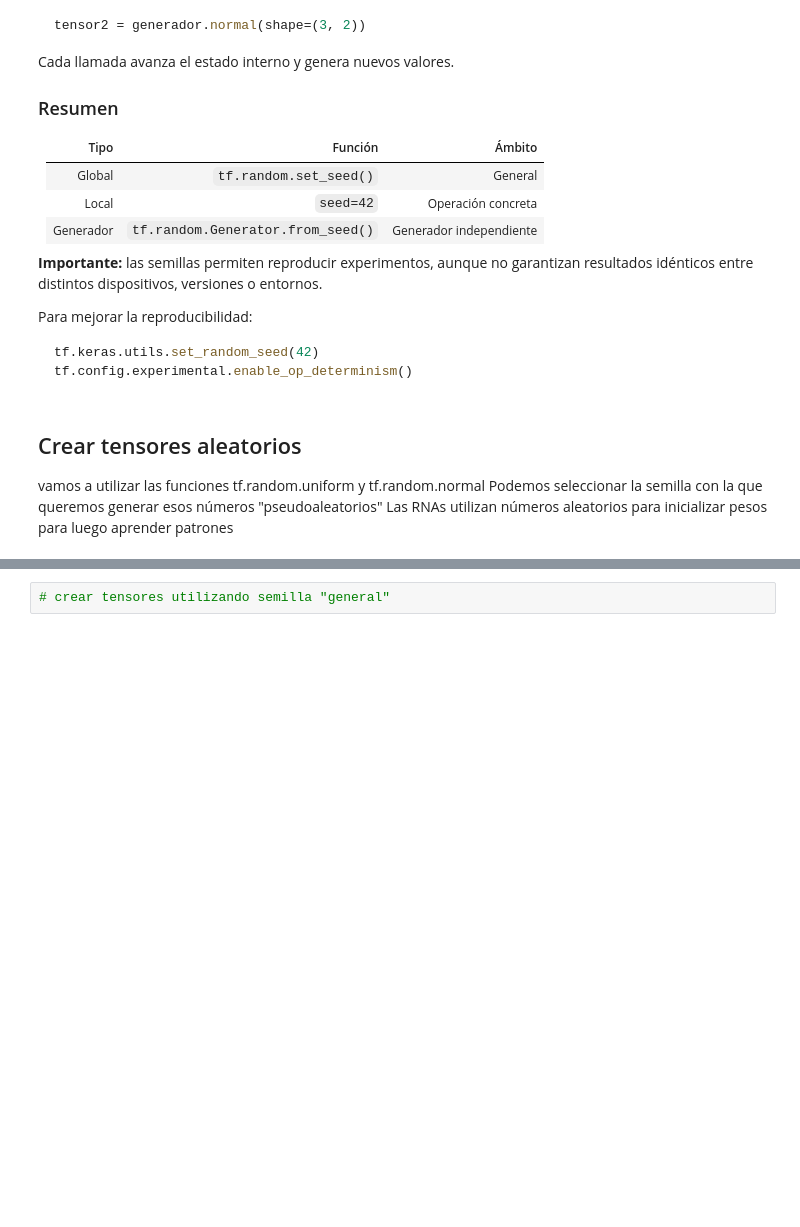
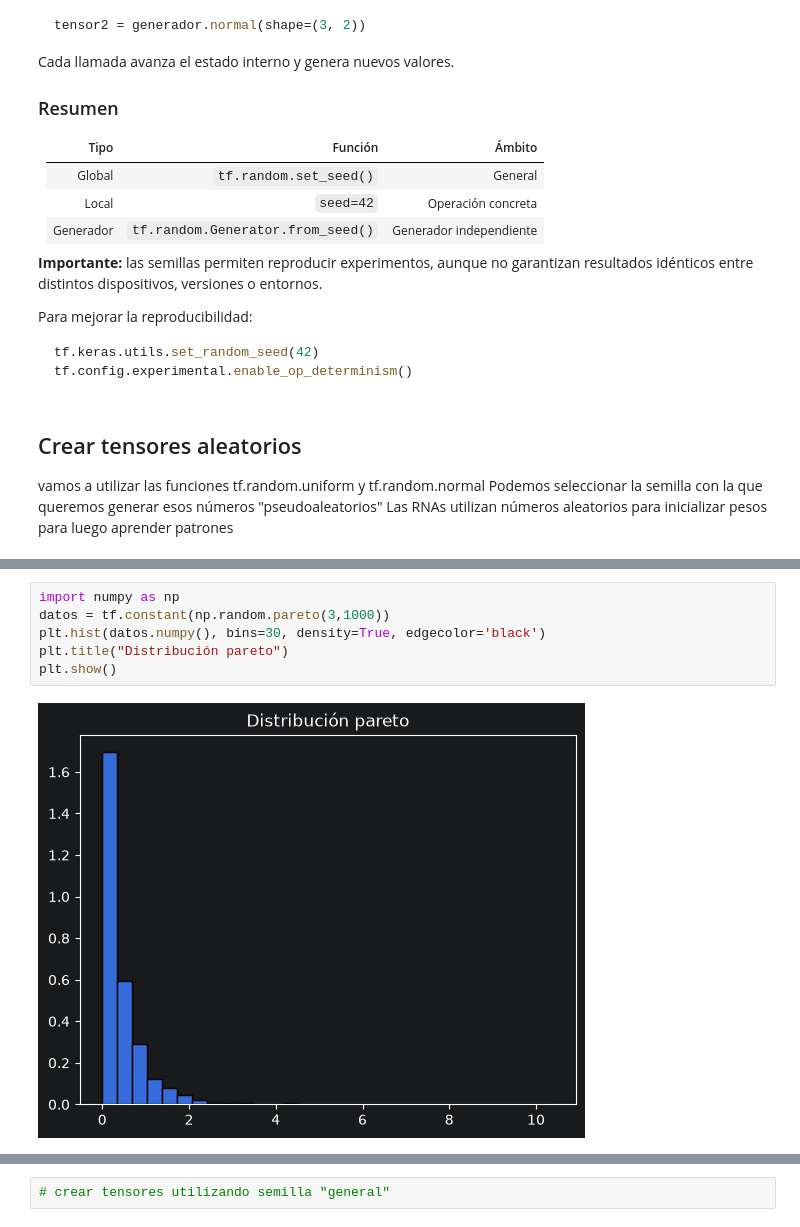
Before and after one commit to Pablosede/PIA, a Jupyter notebook: RNA (UT4-UT5)/fundamentos_tensorflow.ipynb, the cells around one changed output, grey strips where cells are left out. Saved outputs shown, nothing was run; the diff lists cells and outputs as text; blank space fills up the shorter version.

```diff
--- a/RNA (UT4-UT5)/fundamentos_tensorflow.ipynb
+++ b/RNA (UT4-UT5)/fundamentos_tensorflow.ipynb
@@ -135,2 +212,10 @@ plt.show()
+# %%
+import numpy as np
+datos = tf.constant(np.random.pareto(3,1000))
+plt.hist(datos.numpy(), bins=30, density=True, edgecolor='black')
+plt.title("Distribución pareto")
+plt.show()
+# %% [output]
+[figure, added]
 # %%
 # comparar tensores, son objeto1 y objeto2 iguales?
```
Also changed, not shown: parts of 15 cells of this notebook.
